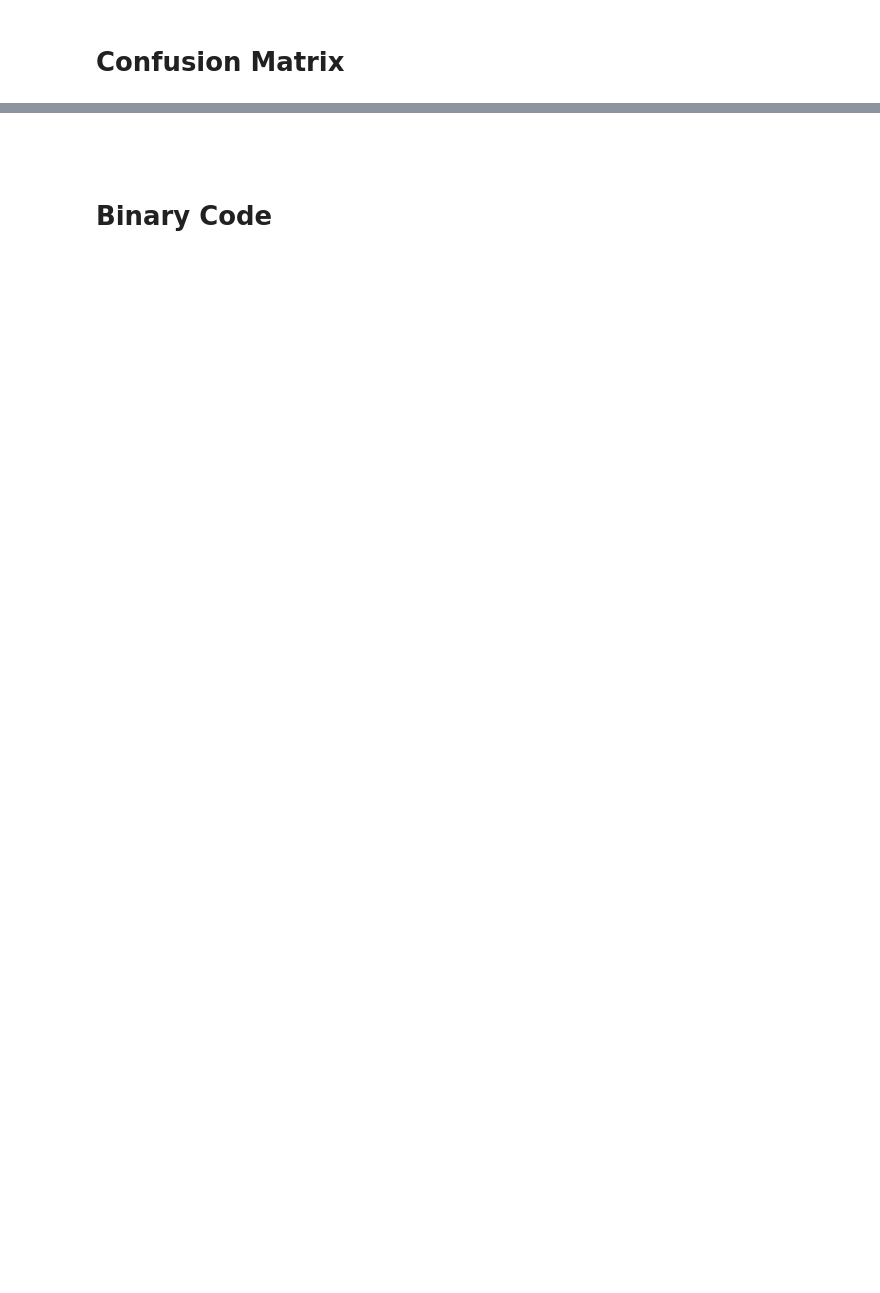
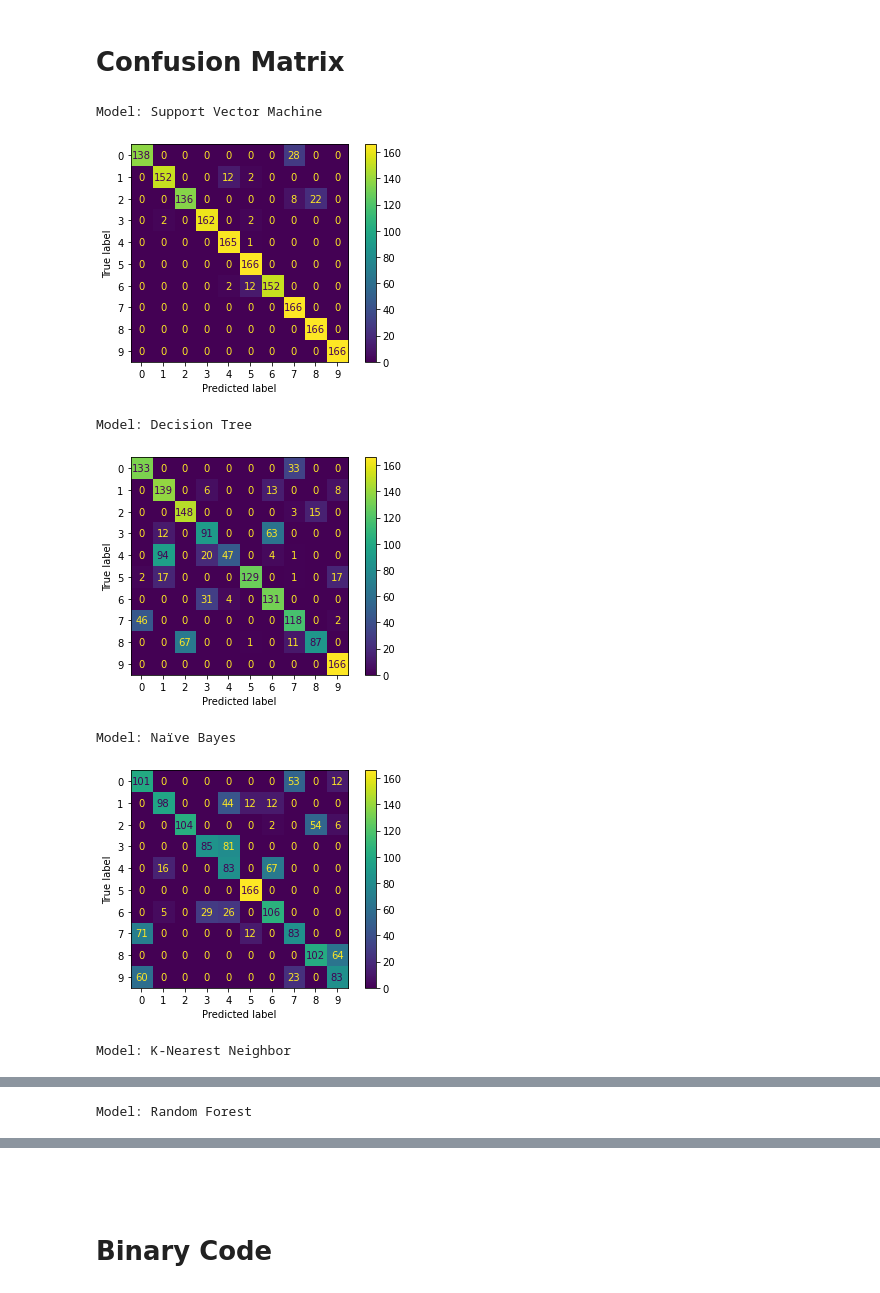
Before and after one commit to rconforti97/ITCS5156-Project, a Jupyter notebook: FruitProject.ipynb, the cells around one changed output, grey strips where cells are left out. Saved outputs shown, nothing was run; the diff lists cells and outputs as text; code cells hidden in the pictures; blank space fills up the shorter version.

```diff
--- a/FruitProject.ipynb
+++ b/FruitProject.ipynb
@@ -334,2 +430,22 @@ plt.show()
 # %% [markdown]
 # Confusion Matrix
+# %%
+# Plotting Confusion matrix for each of our models to see where each is messing up
+for name, model in zip(names, models):
+    predictions = model.predict(X_test)
+
+    cm = confusion_matrix(t_test, predictions, labels=model.classes_)
+    print("Model:", name)
+    disp = ConfusionMatrixDisplay(confusion_matrix=cm, display_labels=model.classes_)
+
+    disp.plot()
+
+    plt.show()
+# %% [output]
+Model: Support Vector Machine
+[figure, added]
+Model: Decision Tree
+[figure, added]
+Model: Naïve Bayes
+[figure, added]
+Model: K-Nearest Neighbor
@@ -335,0 +453 @@ plt.show()
+Model: Random Forest
```
Also changed, not shown: parts of 52 cells of this notebook, 1 other file.
